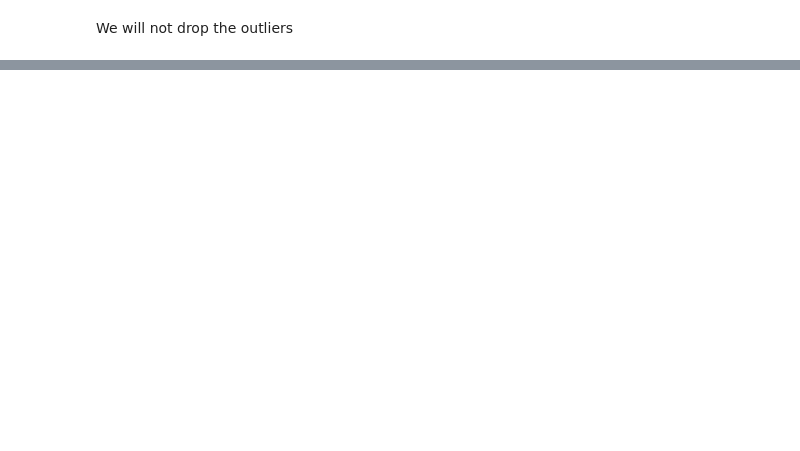
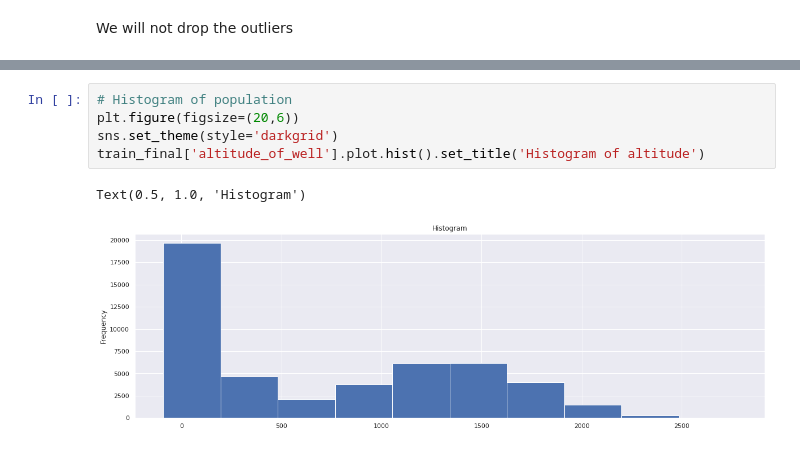
Before and after one commit to njonge-nathan/Capstone-Data-Mining-the-Water-Table.ipynb, a Jupyter notebook: Capstone_Data_Mining_the_Water_Table.ipynb, the cells around one changed output, grey strips where cells are left out. Drawn from its saved outputs; the diff is of its cells as text; blank space fills up the shorter version.

```diff
--- a/Capstone_Data_Mining_the_Water_Table.ipynb
+++ b/Capstone_Data_Mining_the_Water_Table.ipynb
@@ -431,0 +432,8 @@ We will not drop the outliers
+# %%
+# Histogram of population
+plt.figure(figsize=(20,6))
+sns.set_theme(style='darkgrid')
+train_final['altitude_of_well'].plot.hist().set_title('Histogram of altitude')
+# %% [output]
+Text(0.5, 1.0, 'Histogram')
+[figure, added]
```
Also changed, not shown: parts of 9 cells of this notebook.
